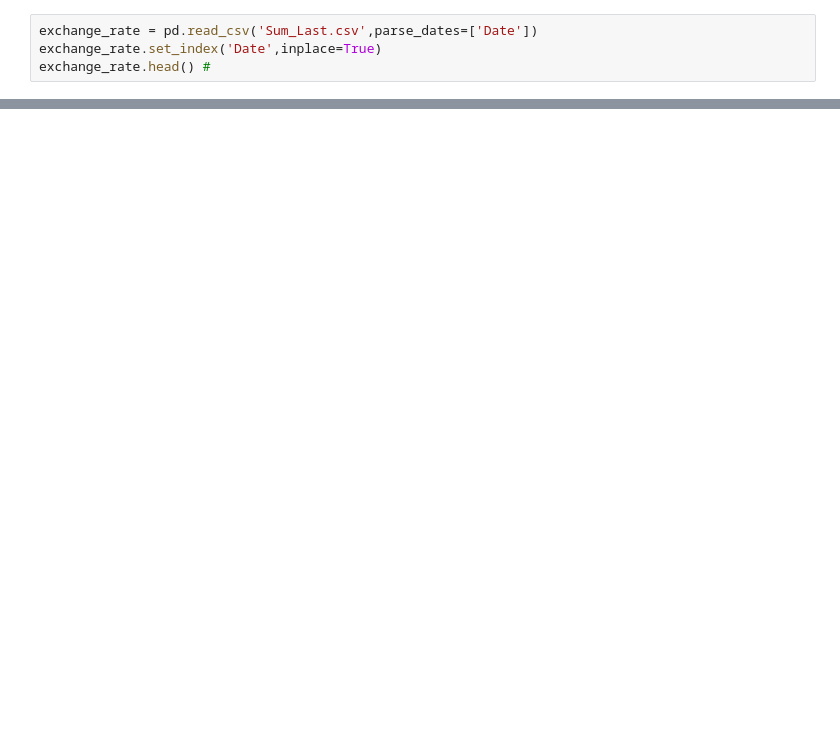
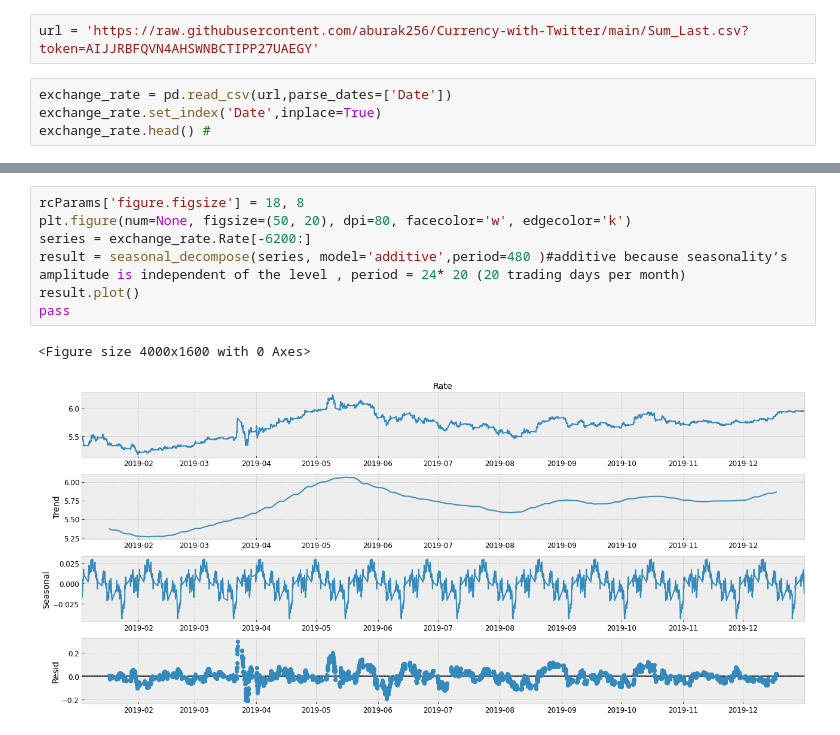
Before and after one commit to aburak256/Currency-with-Twitter, a Jupyter notebook: Project.ipynb, the cells around one changed output, grey strips where cells are left out. Saved outputs shown, nothing was run; the diff lists cells and outputs as text; blank space fills up the shorter version.

Commit message:
Time series analysis and transforms

```diff
--- a/Project.ipynb
+++ b/Project.ipynb
@@ -69,4 +99,6 @@ ModuleNotFoundError: ignored
+# %%
+url = 'https://raw.githubusercontent.com/aburak256/Currency-with-Twitter/main/Sum_Last.csv?token=AIJJRBFQVN4AHSWNBCTIPP27UAEGY'
 # %%
-exchange_rate = pd.read_csv('Sum_Last.csv',parse_dates=['Date'])
+exchange_rate = pd.read_csv(url,parse_dates=['Date'])
 exchange_rate.set_index('Date',inplace=True)
 exchange_rate.head() #
@@ -93,0 +148,10 @@ plt.savefig("pollution.png")
+# %%
+rcParams['figure.figsize'] = 18, 8
+plt.figure(num=None, figsize=(50, 20), dpi=80, facecolor='w', edgecolor='k')
+series = exchange_rate.Rate[-6200:]
+result = seasonal_decompose(series, model='additive',period=480 )#additive because seasonality’s amplitude is independent of the level , period = 24* 20 (20 trading days per month)
+result.plot()
+pass
+# %% [output]
+<Figure size 4000x1600 with 0 Axes>
+[figure, added]
```
Also changed, not shown: parts of 17 cells of this notebook.
